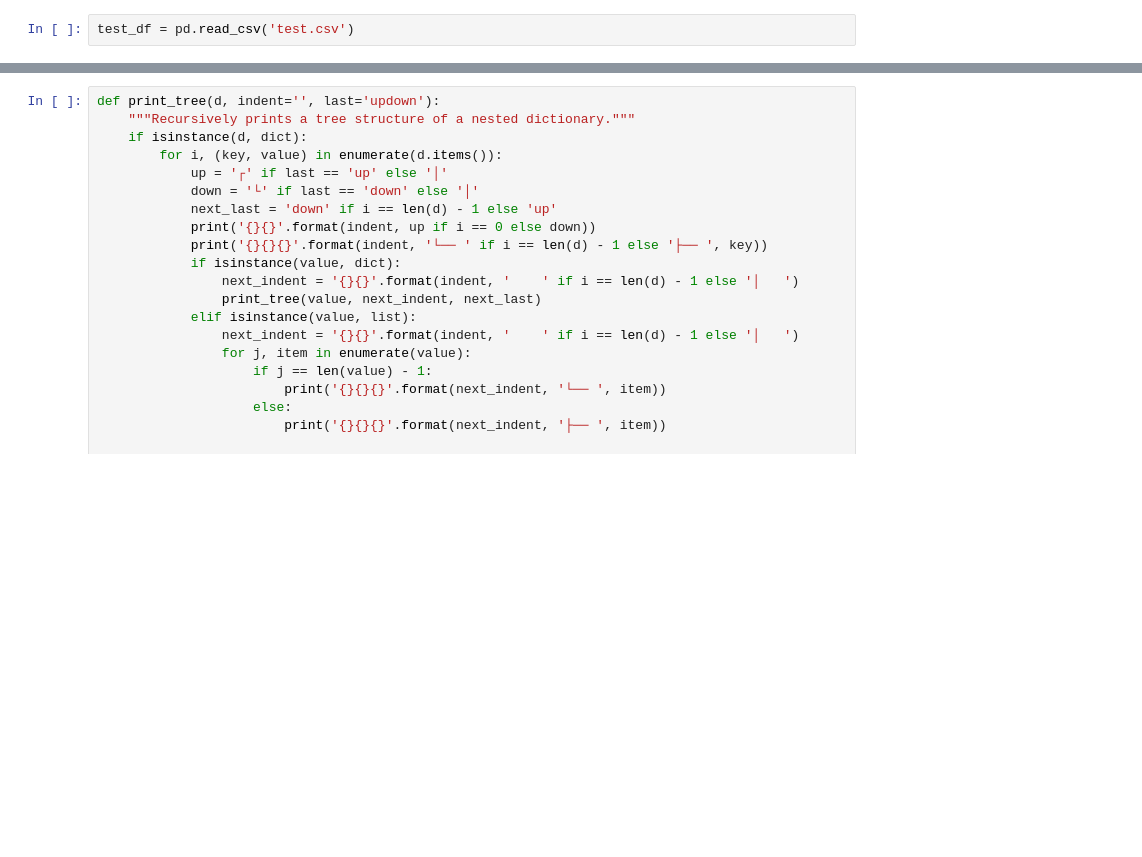
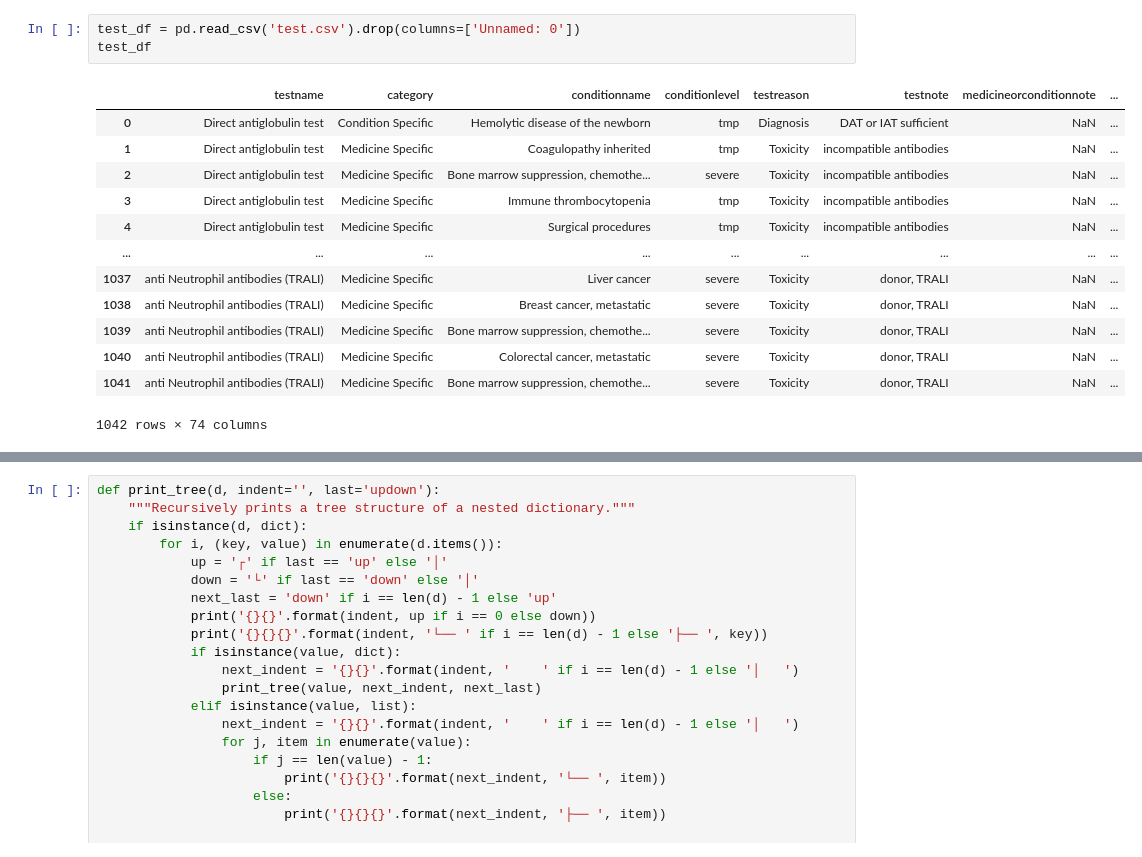
Before and after one commit to yckumich/diagnostic, a Jupyter notebook: Untitled.ipynb, the cells around one changed output, grey strips where cells are left out. Drawn from its saved outputs; the diff is of its cells as text; blank space fills up the shorter version.

```diff
--- a/Untitled.ipynb
+++ b/Untitled.ipynb
@@ -97,2 +22,17 @@ def generate_test_detail_dataframe(test_df:pd.DataFrame) -> pd.DataFrame:
 # %%
-test_df = pd.read_csv('test.csv')
+test_df = pd.read_csv('test.csv').drop(columns=['Unnamed: 0'])
+test_df
+# %% [output]
+|  | testname | category | conditionname | conditionlevel | testreason | testnote | medicineorconditionnote | ... |
+| 0 | Direct antiglobulin test | Condition Specific | Hemolytic disease of the newborn | tmp | Diagnosis | DAT or IAT sufficient | NaN | ... |
+| 1 | Direct antiglobulin test | Medicine Specific | Coagulopathy inherited | tmp | Toxicity | incompatible antibodies | NaN | ... |
+| 2 | Direct antiglobulin test | Medicine Specific | Bone marrow suppression, chemothe... | severe | Toxicity | incompatible antibodies | NaN | ... |
+| 3 | Direct antiglobulin test | Medicine Specific | Immune thrombocytopenia | tmp | Toxicity | incompatible antibodies | NaN | ... |
+| 4 | Direct antiglobulin test | Medicine Specific | Surgical procedures | tmp | Toxicity | incompatible antibodies | NaN | ... |
+| ... | ... | ... | ... | ... | ... | ... | ... | ... |
+| 1037 | anti Neutrophil antibodies (TRALI) | Medicine Specific | Liver cancer | severe | Toxicity | donor, TRALI | NaN | ... |
+| 1038 | anti Neutrophil antibodies (TRALI) | Medicine Specific | Breast cancer, metastatic | severe | Toxicity | donor, TRALI | NaN | ... |
+| 1039 | anti Neutrophil antibodies (TRALI) | Medicine Specific | Bone marrow suppression, chemothe... | severe | Toxicity | donor, TRALI | NaN | ... |
+| 1040 | anti Neutrophil antibodies (TRALI) | Medicine Specific | Colorectal cancer, metastatic | severe | Toxicity | donor, TRALI | NaN | ... |
+| 1041 | anti Neutrophil antibodies (TRALI) | Medicine Specific | Bone marrow suppression, chemothe... | severe | Toxicity | donor, TRALI | NaN | ... |
+1042 rows × 74 columns
```
Also changed, not shown: parts of 17 cells of this notebook, 8 other files.
